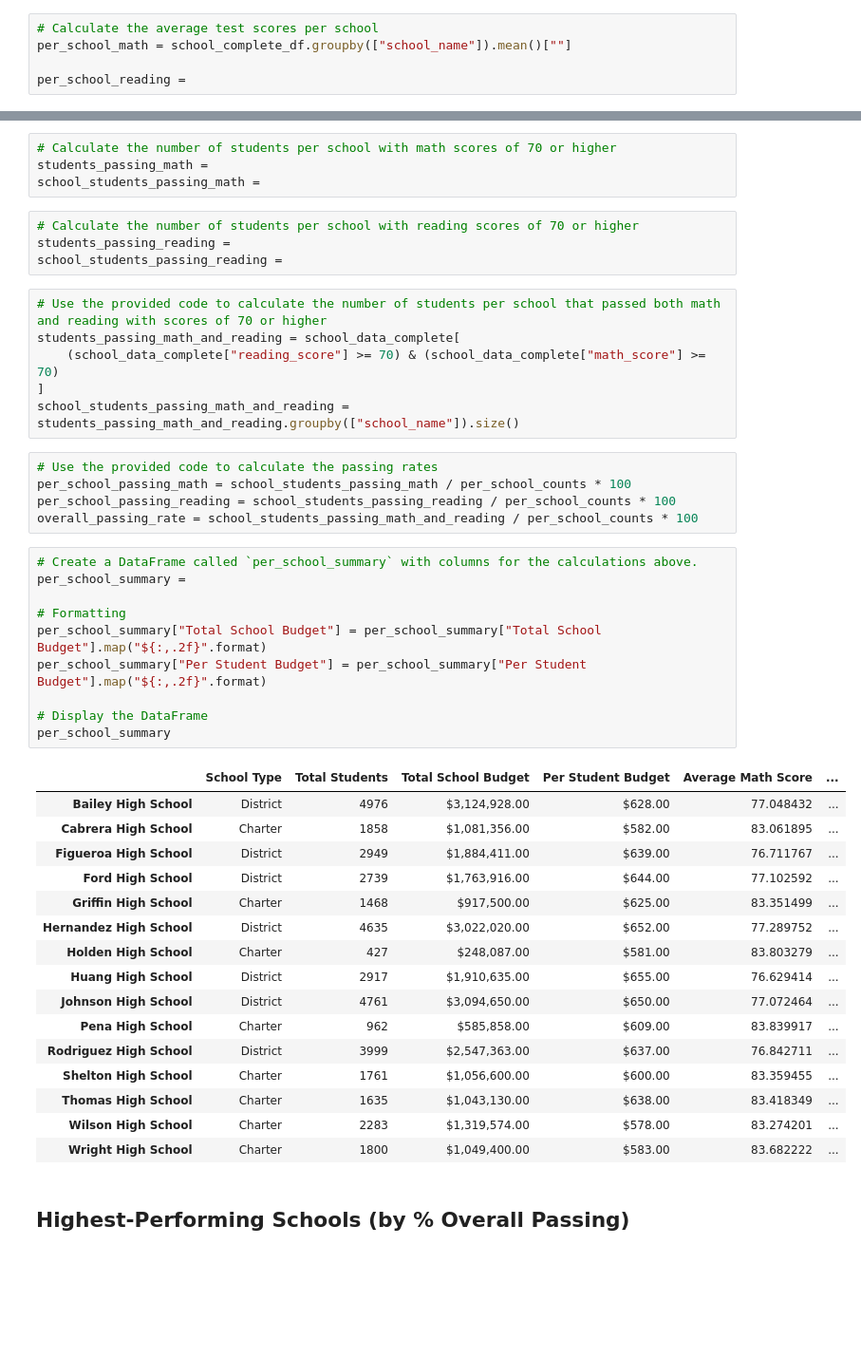
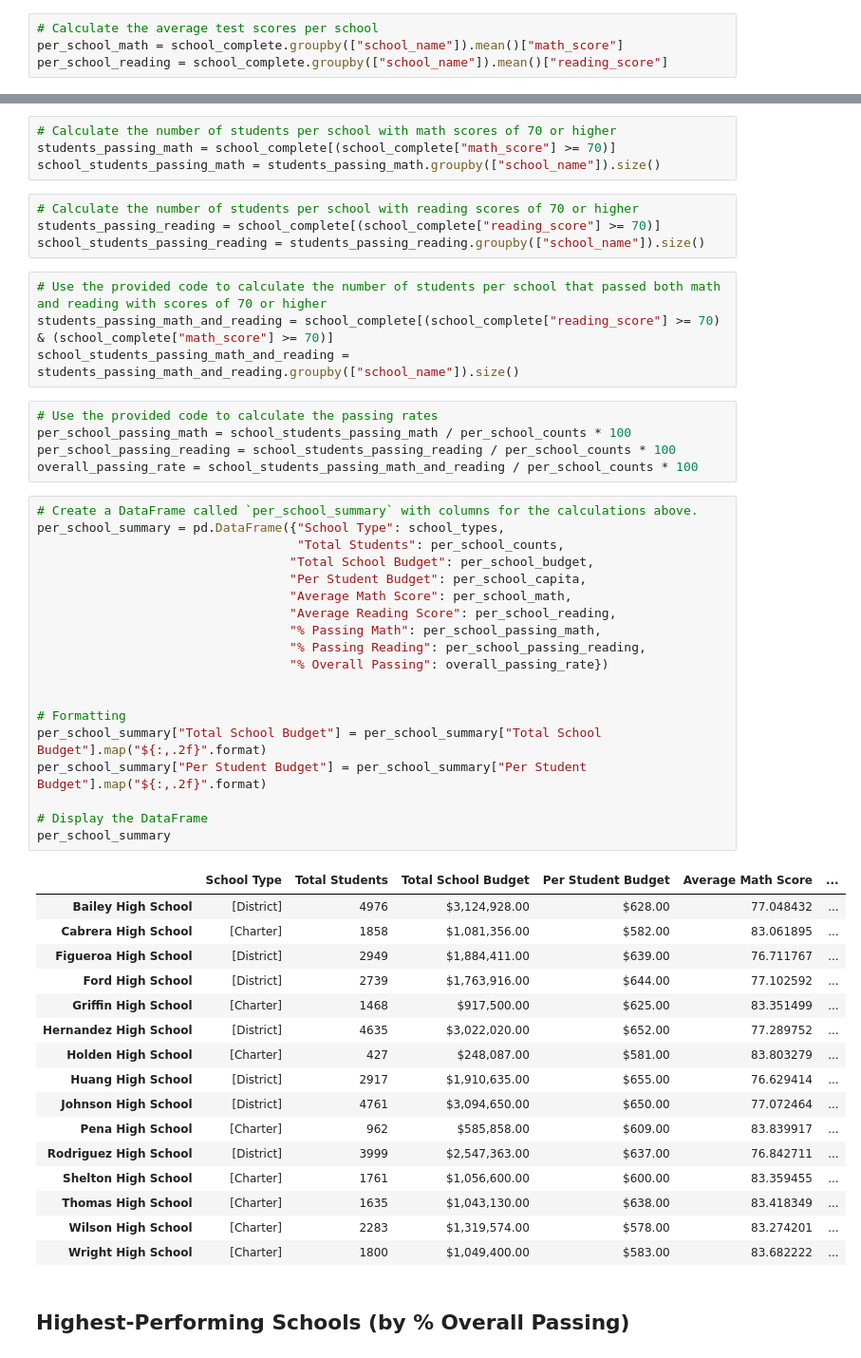
Before and after one commit to Nomadic-Shedevil/Jessica_Baggett_Pandas_Challenge, a Jupyter notebook: PyCitySchools/Jessica_Baggett_Analysis.ipynb, the cells around one changed output, grey strips where cells are left out. Shown at 95% size. Drawn from its saved outputs; the diff is of its cells as text; blank space fills up the shorter version.

```diff
--- a/PyCitySchools/Jessica_Baggett_Analysis.ipynb
+++ b/PyCitySchools/Jessica_Baggett_Analysis.ipynb
@@ -177,5 +175,4 @@ per_school_counts = school_complete_df["school_name"].value_counts()
 # %%
 # Calculate the average test scores per school
-per_school_math = school_complete_df.groupby(["school_name"]).mean()[""]
-
-per_school_reading =
+per_school_math = school_complete.groupby(["school_name"]).mean()["math_score"]
+per_school_reading = school_complete.groupby(["school_name"]).mean()["reading_score"]
@@ -184,16 +179,14 @@ NameError: name 'per_school_budget' is not defined
 # %%
 # Calculate the number of students per school with math scores of 70 or higher
-students_passing_math =
-school_students_passing_math =
+students_passing_math = school_complete[(school_complete["math_score"] >= 70)]
+school_students_passing_math = students_passing_math.groupby(["school_name"]).size()
 # %%
 # Calculate the number of students per school with reading scores of 70 or higher
-students_passing_reading =
-school_students_passing_reading =
+students_passing_reading = school_complete[(school_complete["reading_score"] >= 70)]
+school_students_passing_reading = students_passing_reading.groupby(["school_name"]).size()
 # %%
 # Use the provided code to calculate the number of students per school that passed both math and reading with scores of 70 or higher
-students_passing_math_and_reading = school_data_complete[
-    (school_data_complete["reading_score"] >= 70) & (school_data_complete["math_score"] >= 70)
-]
+students_passing_math_and_reading = school_complete[(school_complete["reading_score"] >= 70) & (school_complete["math_score"] >= 70)]
 school_students_passing_math_and_reading = students_passing_math_and_reading.groupby(["school_name"]).size()
 # %%
 # Use the provided code to calculate the passing rates
@@ -202,31 +195,40 @@ per_school_passing_reading = school_students_passing_reading / per_school_counts
 overall_passing_rate = school_students_passing_math_and_reading / per_school_counts * 100
 # %%
 # Create a DataFrame called `per_school_summary` with columns for the calculations above.
-per_school_summary =
+per_school_summary = pd.DataFrame({"School Type": school_types,
+                                   "Total Students": per_school_counts,
+                                  "Total School Budget": per_school_budget,
+                                  "Per Student Budget": per_school_capita,
+                                  "Average Math Score": per_school_math,
+                                  "Average Reading Score": per_school_reading,
+                                  "% Passing Math": per_school_passing_math,
+                                  "% Passing Reading": per_school_passing_reading,
+                                  "% Overall Passing": overall_passing_rate})
+
 
 # Formatting
 per_school_summary["Total School Budget"] = per_school_summary["Total School Budget"].map("${:,.2f}".format)
 per_school_summary["Per Student Budget"] = per_school_summary["Per Student Budget"].map("${:,.2f}".format)
 
 # Display the DataFrame
 per_school_summary
 # %% [output]
 |  | School Type | Total Students | Total School Budget | Per Student Budget | Average Math Score | ... |
-| Bailey High School | District | 4976 | $3,124,928.00 | $628.00 | 77.048432 | ... |
-| Cabrera High School | Charter | 1858 | $1,081,356.00 | $582.00 | 83.061895 | ... |
-| Figueroa High School | District | 2949 | $1,884,411.00 | $639.00 | 76.711767 | ... |
-| Ford High School | District | 2739 | $1,763,916.00 | $644.00 | 77.102592 | ... |
-| Griffin High School | Charter | 1468 | $917,500.00 | $625.00 | 83.351499 | ... |
-| Hernandez High School | District | 4635 | $3,022,020.00 | $652.00 | 77.289752 | ... |
-| Holden High School | Charter | 427 | $248,087.00 | $581.00 | 83.803279 | ... |
-| Huang High School | District | 2917 | $1,910,635.00 | $655.00 | 76.629414 | ... |
-| Johnson High School | District | 4761 | $3,094,650.00 | $650.00 | 77.072464 | ... |
-| Pena High School | Charter | 962 | $585,858.00 | $609.00 | 83.839917 | ... |
-| Rodriguez High School | District | 3999 | $2,547,363.00 | $637.00 | 76.842711 | ... |
-| Shelton High School | Charter | 1761 | $1,056,600.00 | $600.00 | 83.359455 | ... |
-| Thomas High School | Charter | 1635 | $1,043,130.00 | $638.00 | 83.418349 | ... |
-| Wilson High School | Charter | 2283 | $1,319,574.00 | $578.00 | 83.274201 | ... |
-| Wright High School | Charter | 1800 | $1,049,400.00 | $583.00 | 83.682222 | ... |
+| Bailey High School | [District] | 4976 | $3,124,928.00 | $628.00 | 77.048432 | ... |
+| Cabrera High School | [Charter] | 1858 | $1,081,356.00 | $582.00 | 83.061895 | ... |
+| Figueroa High School | [District] | 2949 | $1,884,411.00 | $639.00 | 76.711767 | ... |
+| Ford High School | [District] | 2739 | $1,763,916.00 | $644.00 | 77.102592 | ... |
+| Griffin High School | [Charter] | 1468 | $917,500.00 | $625.00 | 83.351499 | ... |
+| Hernandez High School | [District] | 4635 | $3,022,020.00 | $652.00 | 77.289752 | ... |
+| Holden High School | [Charter] | 427 | $248,087.00 | $581.00 | 83.803279 | ... |
+| Huang High School | [District] | 2917 | $1,910,635.00 | $655.00 | 76.629414 | ... |
+| Johnson High School | [District] | 4761 | $3,094,650.00 | $650.00 | 77.072464 | ... |
+| Pena High School | [Charter] | 962 | $585,858.00 | $609.00 | 83.839917 | ... |
+| Rodriguez High School | [District] | 3999 | $2,547,363.00 | $637.00 | 76.842711 | ... |
+| Shelton High School | [Charter] | 1761 | $1,056,600.00 | $600.00 | 83.359455 | ... |
+| Thomas High School | [Charter] | 1635 | $1,043,130.00 | $638.00 | 83.418349 | ... |
+| Wilson High School | [Charter] | 2283 | $1,319,574.00 | $578.00 | 83.274201 | ... |
+| Wright High School | [Charter] | 1800 | $1,049,400.00 | $583.00 | 83.682222 | ... |
 # %% [markdown]
 ## Highest-Performing Schools (by % Overall Passing)
 # %%
```
Also changed, not shown: parts of 6 cells of this notebook.
